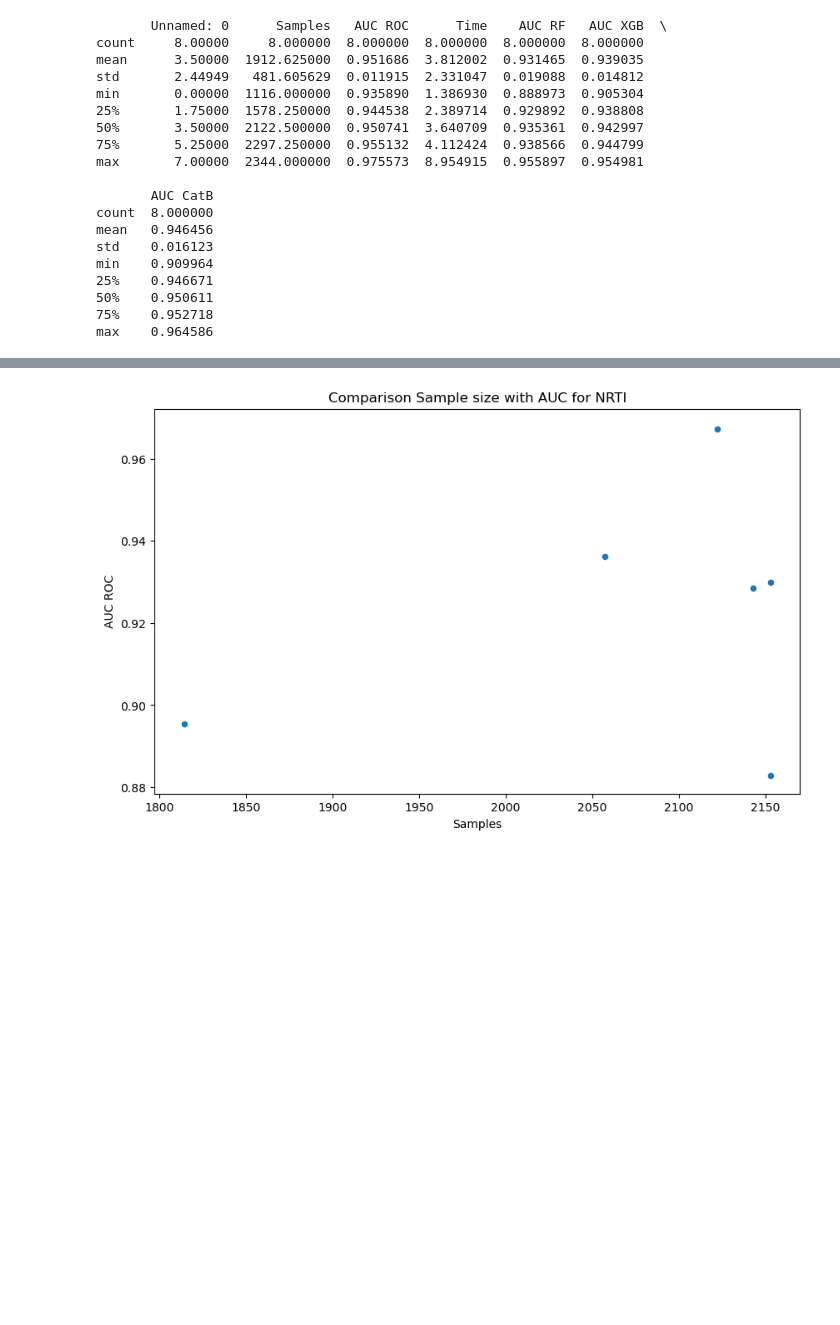
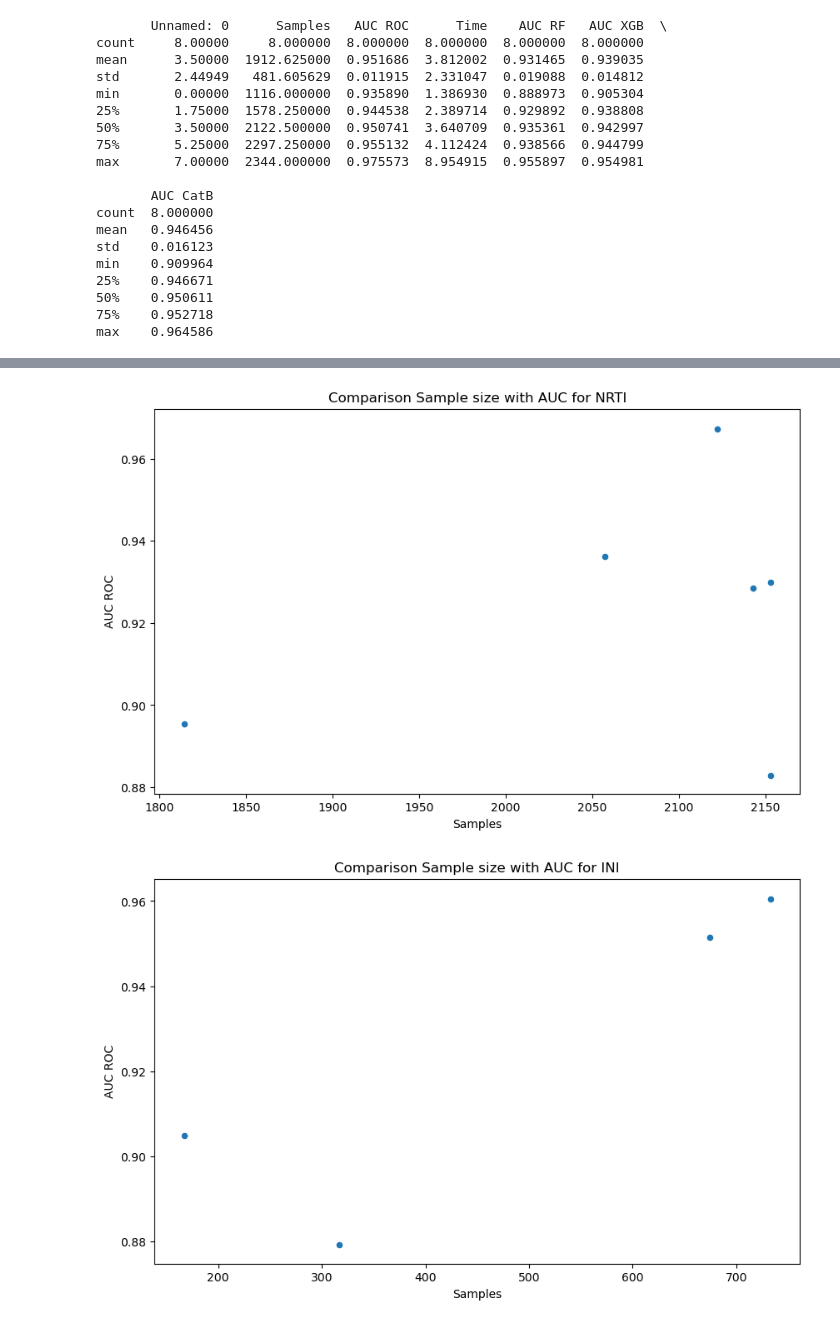
Before and after one commit to FloAvis/Masterthesis_TabPFN_HIV, a Jupyter notebook: Statistics_single_drug.py.ipynb, the cells around one changed output, grey strips where cells are left out. Cells and saved outputs as stored; diff of their text form; code cells hidden in the pictures; blank space fills up the shorter version.

```diff
--- a/Statistics_single_drug.py.ipynb
+++ b/Statistics_single_drug.py.ipynb
@@ -8,7 +8,7 @@ import numpy as np
 #importing the datasets
 
 pi_results_filepath = "output/PI_DataSe_results.csv"
-#INI_results_filepath = "./INI_DataSe_results.csv"  INI did not have any results as the threshold are not set by stanford. To-do: find them
+INI_results_filepath = "output/INI_DataSe_results.csv"  # INI did not have any results as the threshold are not set by stanford. To-do: find them
 nnrti_results_filepath = "output/NNRTI_DataSe_results.csv"
 nrti_results_filepath = "output/NRTI_DataSe_results.csv"
 
@@ -38,18 +38,19 @@ min    0.909964
 75%    0.952718
 max    0.964586
 # %%
-filepath_list = [pi_results_filepath, nnrti_results_filepath, nrti_results_filepath]
+filepath_list = [pi_results_filepath, nnrti_results_filepath, nrti_results_filepath, INI_results_filepath]
 
 
 for filepath in filepath_list:
     target = pd.read_csv(filepath)
     ax = target.plot.scatter(x='Samples', y='AUC ROC', figsize=(10, 6))
     ax.set_ylim(target['AUC ROC'].min() * 0.995, min(1.0, target['AUC ROC'].max() * 1.005))
     ax.set_title('Comparison Sample size with AUC for ' + filepath.split("/")[1].strip("_DataSe_results.csv"))
 # %% [output]
 [figure]
 [figure]
 [figure]
+[figure, added]
 # %%
 for filepath in filepath_list:
     target = pd.read_csv(filepath)
```
Also changed, not shown: parts of 3 cells of this notebook, 6 other files.
